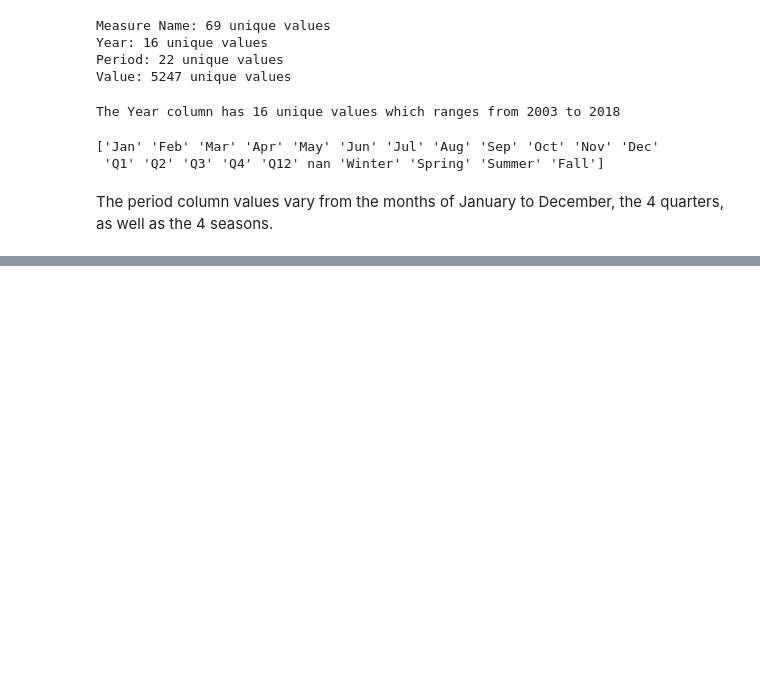
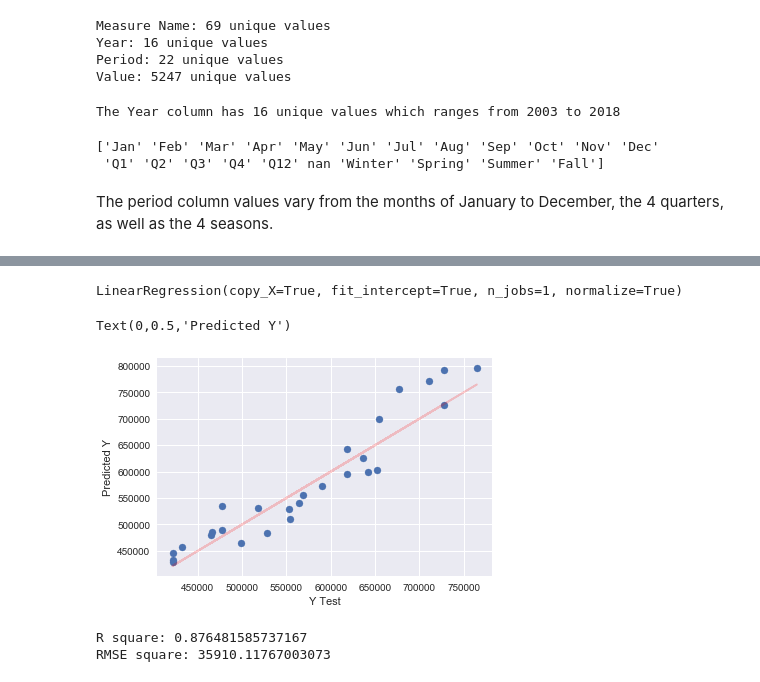
Before and after one commit to kennethnyu/mybasicregression, a Jupyter notebook: Simple Linear Regression.ipynb, the cells around one changed output, grey strips where cells are left out. Saved outputs shown, nothing was run; the diff lists cells and outputs as text; code cells hidden in the pictures; blank space fills up the shorter version.

```diff
--- a/Simple Linear Regression.ipynb
+++ b/Simple Linear Regression.ipynb
@@ -181,0 +233,24 @@ I am very curious as to how the measures relate to one another: correlation & mu
+# %%
+# Instantiating the model
+lm=LinearRegression(normalize=True)
+
+# Fitting train data into model
+lm.fit(X1_train, y1_train)
+# %% [output]
+LinearRegression(copy_X=True, fit_intercept=True, n_jobs=1, normalize=True)
+# %%
+predictions1=lm.predict(X1_test)
+# %%
+plt.scatter(y1_test,predictions1)
+plt.plot(y1_test,y1_test, "-r", alpha=.2)
+plt.xlabel('Y Test')
+plt.ylabel('Predicted Y')
+# %% [output]
+Text(0,0.5,'Predicted Y')
+[figure, added]
+# %%
+print("R square: {}".format(r2_score(y1_test, predictions1)))
+print("RMSE square: {}".format(np.sqrt(metrics.mean_squared_error(y1_test, predictions1))))
+# %% [output]
+R square: 0.876481585737167
+RMSE square: 35910.11767003073
```
Also changed, not shown: parts of 49 cells of this notebook.
